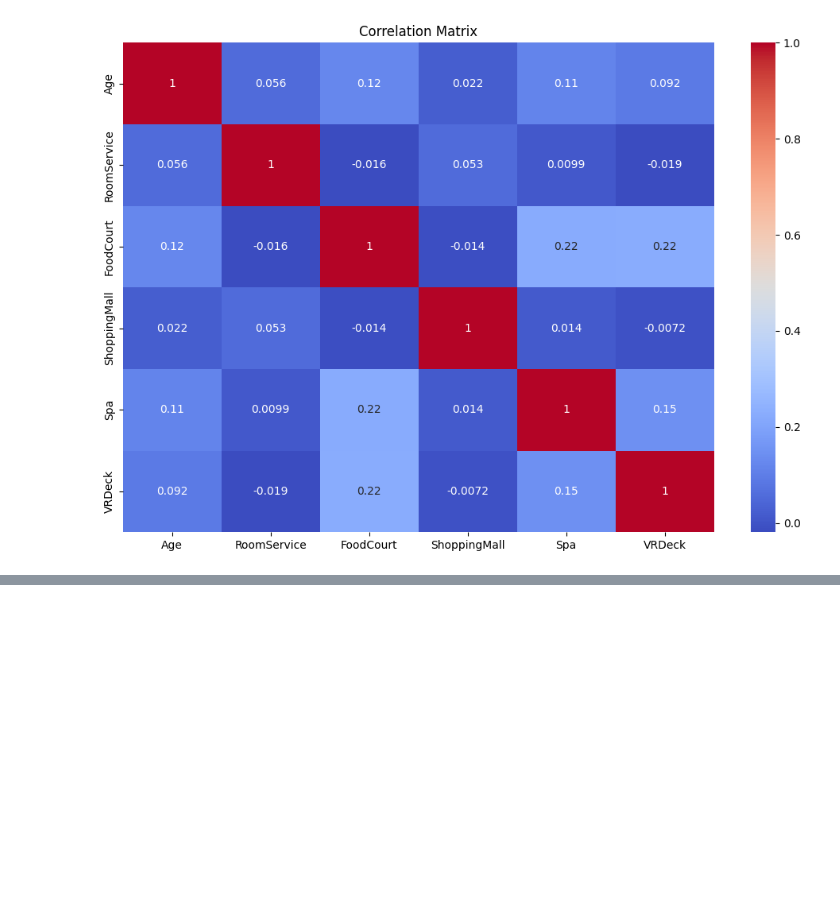
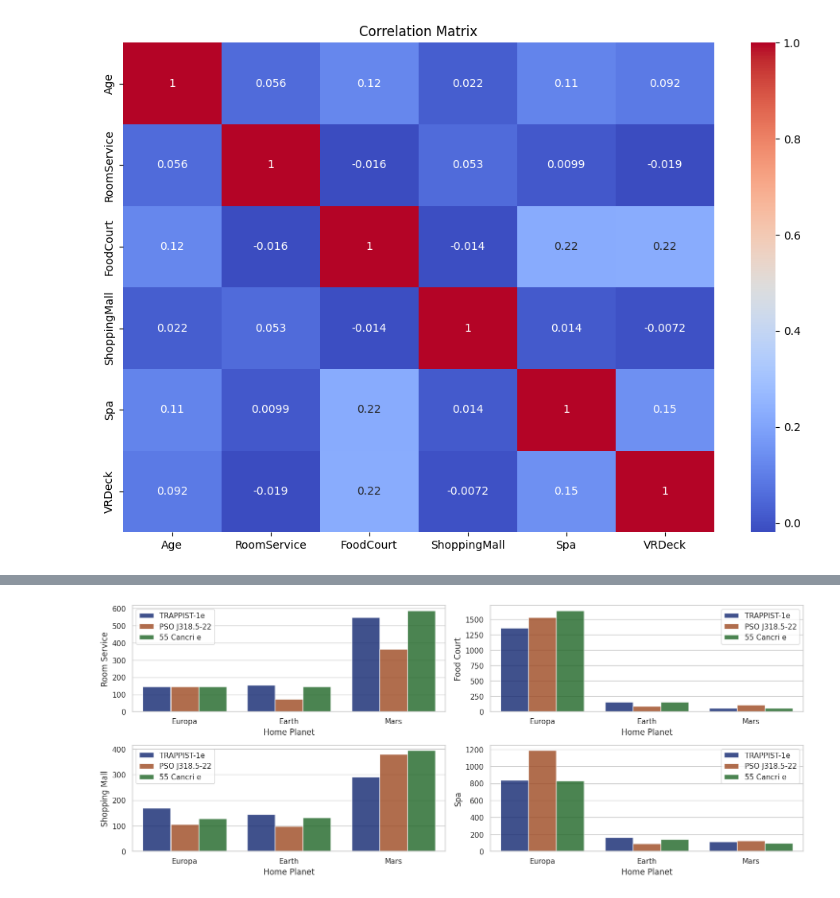
Before and after one commit to 7PAM2015-0509-2023-Group6/Kaggle-Challenge-Spaceship-Titanic-, a Jupyter notebook: Assignment2_kaggle.ipynb, the cells around one changed output, grey strips where cells are left out. Saved outputs shown, nothing was run; the diff lists cells and outputs as text; code cells hidden in the pictures; blank space fills up the shorter version.

```diff
--- a/Assignment2_kaggle.ipynb
+++ b/Assignment2_kaggle.ipynb
@@ -318,0 +375,35 @@ plt.show()
+# %%
+sns.set_theme(style="whitegrid")
+fig, axes = plt.subplots(2, 2, figsize=(15, 6))
+
+sns.barplot(
+    data=train_df, x="HomePlanet", y="FoodCourt", hue="Destination",
+    errorbar=None, palette='dark', alpha=0.8, ax=axes[0,1],
+    )
+sns.barplot(
+    data=train_df, x="HomePlanet", y="RoomService", hue="Destination",
+    errorbar=None, palette='dark', alpha=0.8, ax=axes[0, 0]
+    )
+sns.barplot(
+    data=train_df,x="HomePlanet", y="ShoppingMall", hue="Destination",
+    errorbar=None, palette='dark', alpha=0.8, ax=axes[1, 0]
+    )
+sns.barplot(
+    data=train_df, x="HomePlanet", y="Spa", hue="Destination",
+    errorbar=None, palette='dark', alpha=0.8, ax = axes[1,1]
+    )
+axes[0,0].legend(title="")
+axes[0,1].legend(title="")
+axes[1,0].legend(title="")
+axes[1,1].legend(title="")
+axes[0,0].set_xlabel("Home Planet")
+axes[0,0].set_ylabel("Room Service")
+axes[0,1].set_xlabel("Home Planet")
+axes[0,1].set_ylabel("Food Court")
+axes[1,0].set_xlabel("Home Planet")
+axes[1,0].set_ylabel("Shopping Mall")
+axes[1,1].set_xlabel("Home Planet")
+plt.tight_layout()
+plt.show()
+# %% [output]
+[figure, added]
```
Also changed, not shown: parts of 4 cells of this notebook.
